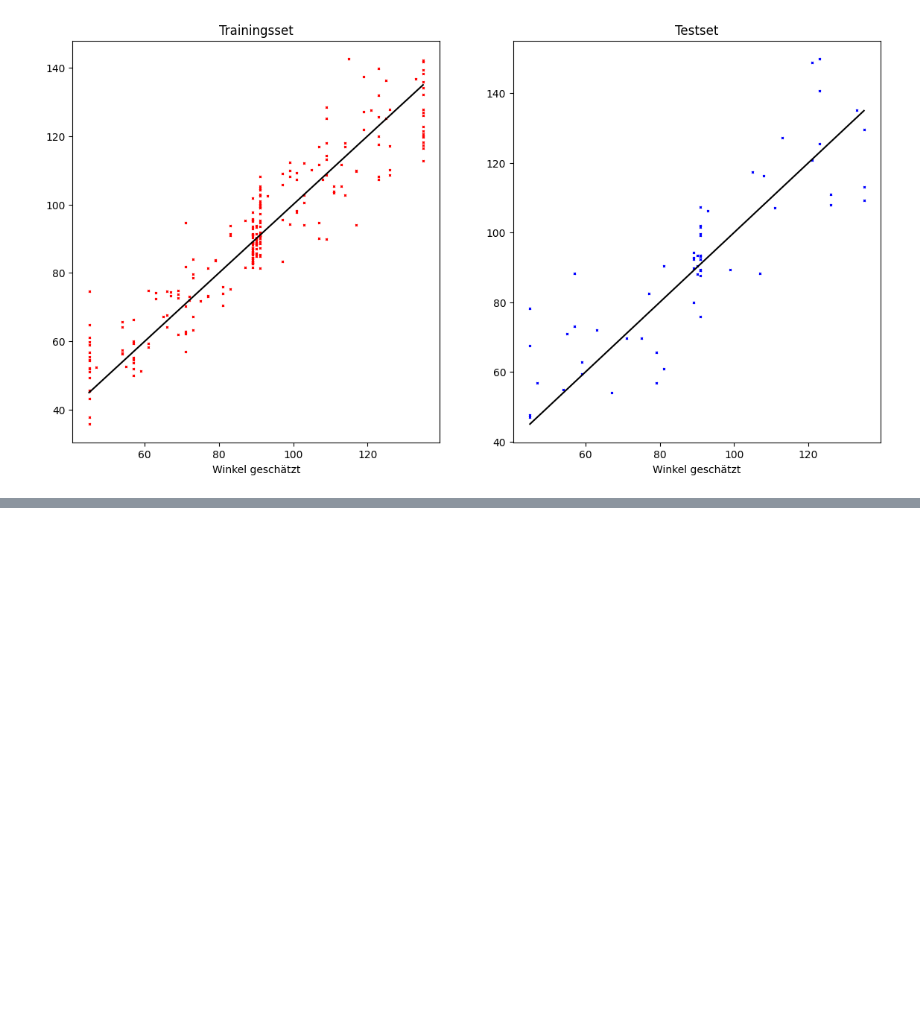
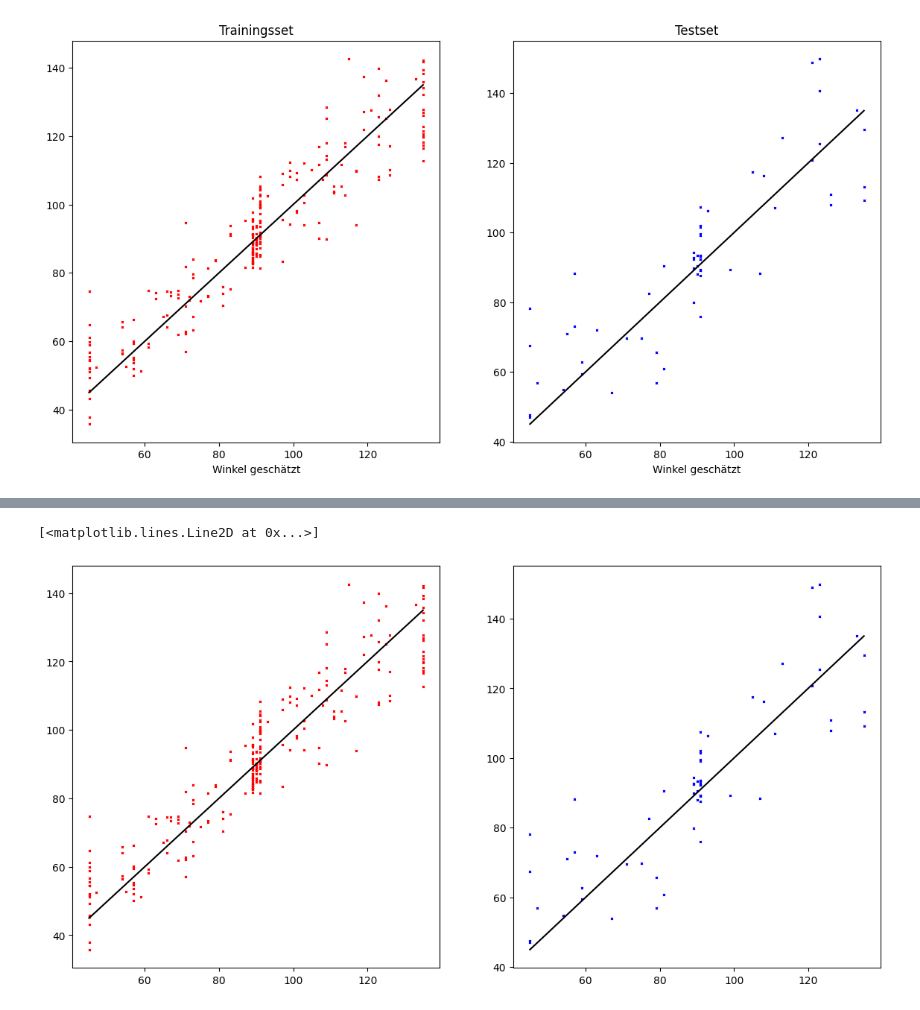
Before and after one commit to beckaelmicher/C2C, a Jupyter notebook: cnn.ipynb, the cells around one changed output, grey strips where cells are left out. Cells and saved outputs as stored; diff of their text form; code cells hidden in the pictures; blank space fills up the shorter version.

```diff
--- a/cnn.ipynb
+++ b/cnn.ipynb
@@ -451,0 +451,4 @@ ImportError: libhdf5_serial.so.103: cannot open shared object file: No such file
+# %%
+# Laden eines Modells
+path_to_model_file = './model/DEMO_MODEL'
+model_loaded = tf.keras.models.load_model(path_to_model_file)
@@ -451,0 +471,14 @@ ImportError: libhdf5_serial.so.103: cannot open shared object file: No such file
+# %%
+# Visualisierung der Fehler
+y_train_p = model_loaded.predict(X_train)
+y_validate_p = model_loaded.predict(X_validate)
+plt.figure(figsize=(14,7))
+plt.subplot(121)
+plt.plot(y_train,y_train_p,'rx',ms=2)
+plt.plot([45,135],[45,135],'k-')
+plt.subplot(122)
+plt.plot(y_validate,y_validate_p,'bx',ms=2)
+plt.plot([45,135],[45,135],'k-')
+# %% [output]
+[<matplotlib.lines.Line2D at 0x...>]
+[figure, added]
```
Also changed, not shown: parts of 3 cells of this notebook.
